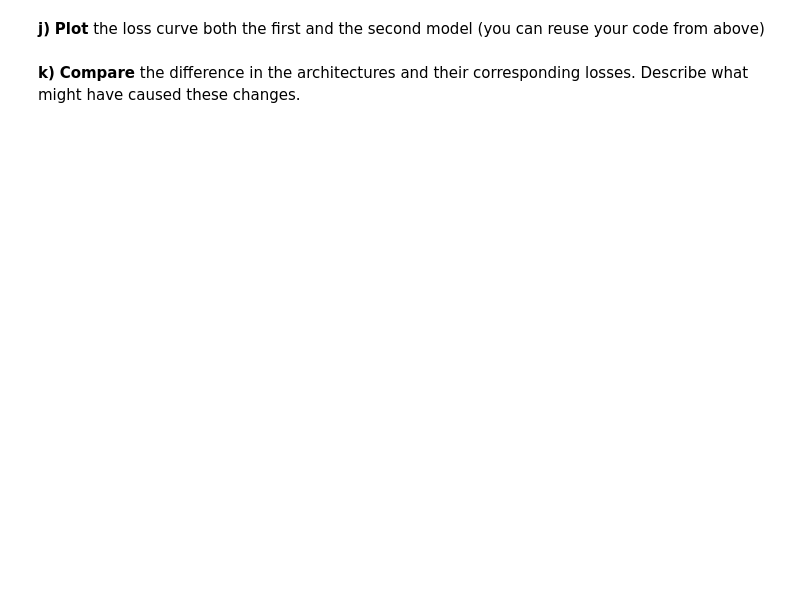
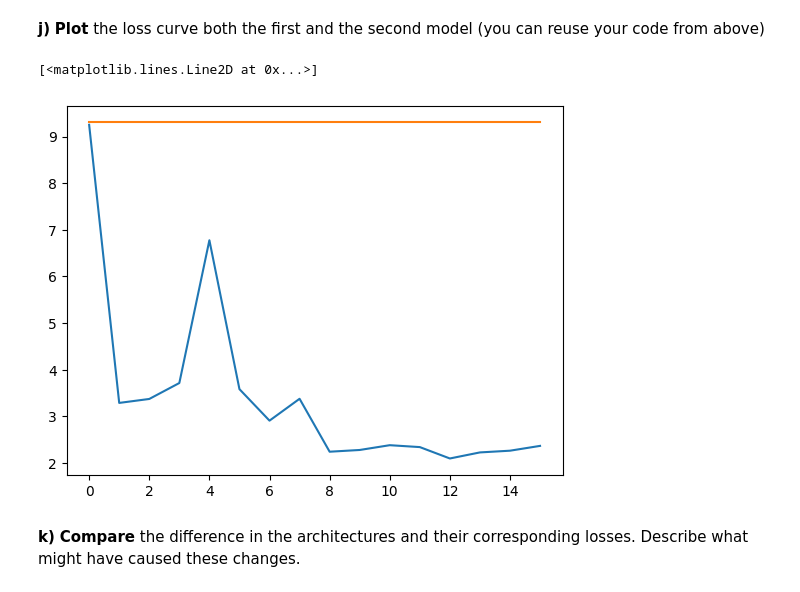
Before and after one commit to steiner-julian/deep-learning-for-natural-language-processing, a Jupyter notebook: Homeworks/Homework_2/group_98.ipynb, the cells around one changed output. Saved outputs shown, nothing was run; the diff lists cells and outputs as text; code cells hidden in the pictures; blank space fills up the shorter version.

```diff
--- a/Homeworks/Homework_2/group_98.ipynb
+++ b/Homeworks/Homework_2/group_98.ipynb
@@ -356,15 +474,23 @@ class MLP(nn.Module):
   def __init__(self):
     super(MLP, self).__init__()
     # TODO: YOUR CODE HERE
-    pass
+    self.layers = nn.Sequential(
+      nn.Linear(600, 1200),
+      nn.ReLU(),
+      nn.Linear(1200, 300),
+      nn.ReLU(),
+      nn.Linear(300, 300),
+      nn.ReLU(),
+      nn.Linear(300, 1)
+    )
 
   def forward(self, x):
     # TODO: YOUR CODE HERE
-    pass
+    return self.layers(x)
 # %% [markdown]
 **i)** **Initialize and train** the new class with the function from above
 # %%
 # TODO: YOUR CODE HERE
-modle = #
-model = model.to("cuda")
-train_losses_second_model, model = train(model, train_dataloader, dev_dataloader, optimizer, loss_func, num_epochs, 'cuda')
+model = MLP()
+model = model.to(device)
+train_losses_second_model, model = train(model, train_dataloader, dev_dataloader, optimizer, loss_func, num_epochs, device)
@@ -372,6 +516,11 @@ train_losses_second_model, model = train(model, train_dataloader, dev_dataloader
 **j)** **Plot** the loss curve both the first and the second model (you can reuse your code from above)
 # %%
 # YOUR CODE FOR PLOTTING HERE
+plt.plot(train_loss)
+plt.plot(train_losses_second_model)
+# %% [output]
+[<matplotlib.lines.Line2D at 0x...>]
+[figure, added]
 # %% [markdown]
 **k)** **Compare** the difference in the architectures and their corresponding losses. Describe what might have caused these changes.
 # %%
```
Also changed, not shown: parts of 22 cells of this notebook.
